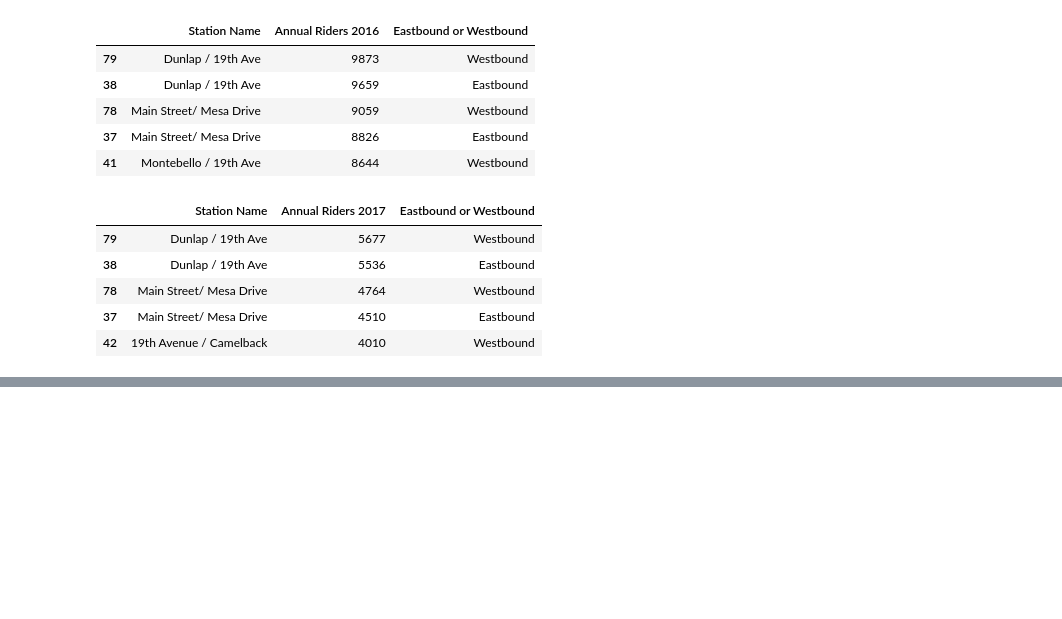
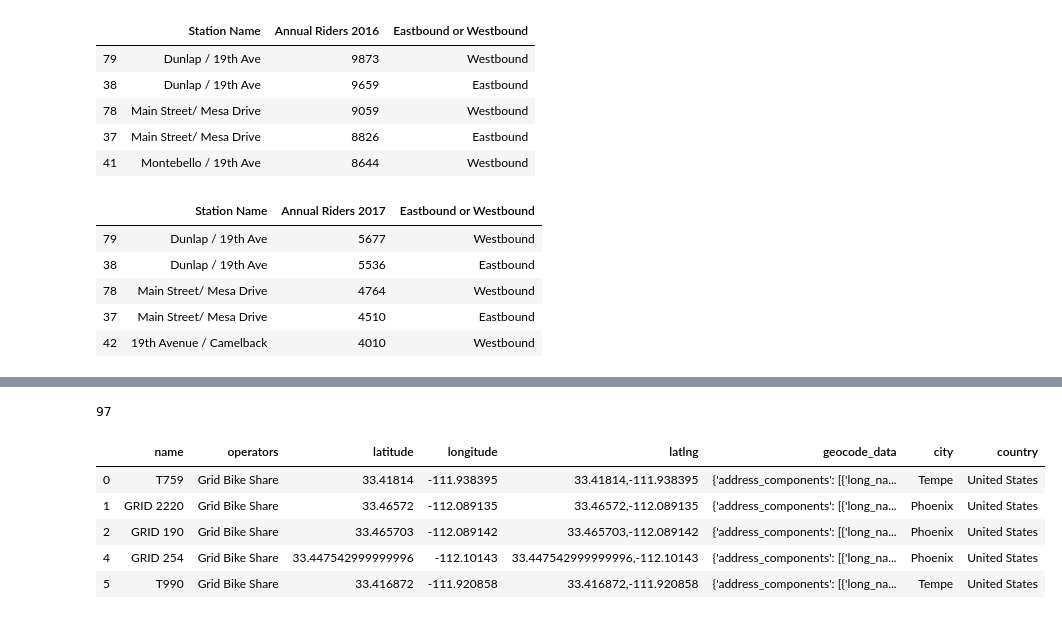
Before and after one commit to Sephka/Project1, a Jupyter notebook: Project_Folder/Project_1_v1.ipynb, the cells around one changed output, grey strips where cells are left out. Saved outputs shown, nothing was run; the diff lists cells and outputs as text; code cells hidden in the pictures; blank space fills up the shorter version.

```diff
--- a/Project_Folder/Project_1_v1.ipynb
+++ b/Project_Folder/Project_1_v1.ipynb
@@ -286,3 +341,37 @@ bike_data_df.head()
+# %%
+# identify municipality and country data in the json that google sent back
+def parse_city(geocode_data):
+    if (not geocode_data is None) and ('address_components' in geocode_data):
+        for component in geocode_data['address_components']:
+            if 'locality' in component['types']:
+                return component['long_name']
+            elif 'postal_town' in component['types']:
+                return component['long_name']
+            elif 'administrative_area_level_2' in component['types']:
+                return component['long_name']
+            elif 'administrative_area_level_1' in component['types']:
+                return component['long_name']
+    return None
+
+def parse_country(geocode_data):
+    if (not geocode_data is None) and ('address_components' in geocode_data):
+        for component in geocode_data['address_components']:
+            if 'country' in component['types']:
+                return component['long_name']
+    return None
+# %%
+bike_data_df['city'] = bike_data_df['geocode_data'].map(parse_city)
+bike_data_df['country'] = bike_data_df['geocode_data'].map(parse_country)
+print(len(bike_data_df))
+bike_data_df.head()
+# %% [output]
+97
+|  | name | operators | latitude | longitude | latlng | geocode_data | city | country |
+| 0 | T759 | Grid Bike Share | 33.41814 | -111.938395 | 33.41814,-111.938395 | {'address_components': [{'long_na... | Tempe | United States |
+| 1 | GRID 2220 | Grid Bike Share | 33.46572 | -112.089135 | 33.46572,-112.089135 | {'address_components': [{'long_na... | Phoenix | United States |
+| 2 | GRID 190 | Grid Bike Share | 33.465703 | -112.089142 | 33.465703,-112.089142 | {'address_components': [{'long_na... | Phoenix | United States |
+| 4 | GRID 254 | Grid Bike Share | 33.447542999999996 | -112.10143 | 33.447542999999996,-112.10143 | {'address_components': [{'long_na... | Phoenix | United States |
+| 5 | T990 | Grid Bike Share | 33.416872 | -111.920858 | 33.416872,-111.920858 | {'address_components': [{'long_na... | Tempe | United States |
 # %%
 csv_bus_stops = "https://raw.githubusercontent.com/Sephka/Project1/master/Project_Folder/phx_city_data/bus_stops"
 bus_stops_df = pd.read_csv(csv_bus_stops, encoding="utf-8")
```
Also changed, not shown: parts of 4 cells of this notebook, 3 other files.
